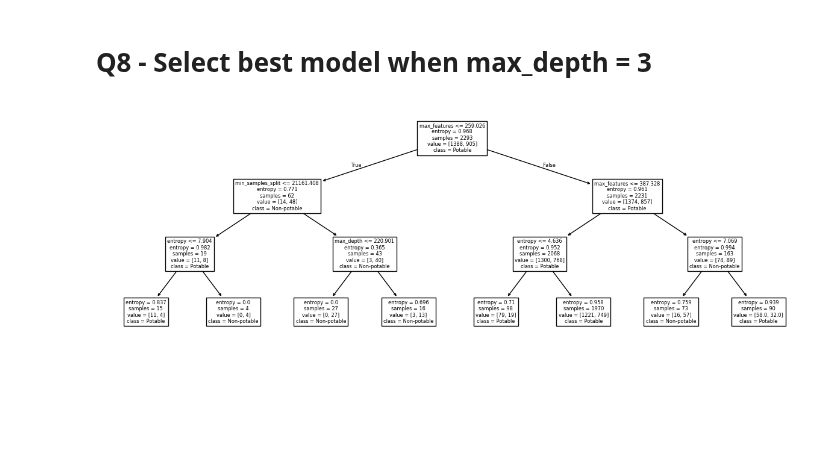
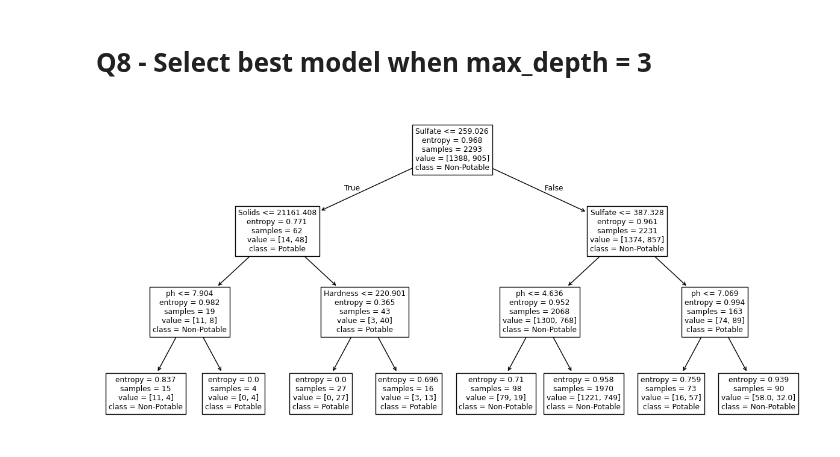
Before and after one commit to lazarosgogos/ML-exercises, a Jupyter notebook: ML_Project_2.ipynb, the cells around one changed output. Cells and saved outputs as stored; diff of their text form; code cells hidden in the pictures; blank space fills up the shorter version.

```diff
--- a/ML_Project_2.ipynb
+++ b/ML_Project_2.ipynb
@@ -189,20 +189,19 @@ grid_df
 # %%
 max_depth_3_df = grid_df[grid_df['max_depth'] == 3].reset_index()
 idx = max_depth_3_df['test_accuracy'].idxmax()
 idx = int(idx)
 row = max_depth_3_df.iloc[[idx]]
 # drop unnecessary columns
 config = row.drop(columns=['index', 'train_accuracy', 'test_accuracy'])
 config = config.to_dict(orient='list') # get a dict
 config['max_depth'] = [3] # replace 3.0 (float) with 3 (int)
 # convert {k: [v]} to {k: v}
 for k,v in config.items():
   config[k] = v[0]
 
 custom_tree = DecisionTreeClassifier(**config)
 custom_tree.fit(x_train, y_train)
-plt.figure(3, figsize=(15,5))
-feature_names = ['entropy', 'max_depth', 'min_samples_split', 'min_samples_leaf', 'max_features', 'cost_complexity_pruning']
-plot_tree(custom_tree, feature_names=feature_names, class_names=['Potable', 'Non-potable']);
+plt.figure(3, figsize=(15,7))
+plot_tree(custom_tree, feature_names=cols[:-1], class_names=['Non-Potable', 'Potable']);
 # %% [output]
-[figure, old version]
+[figure, new version]
```
Also changed, not shown: parts of 2 cells of this notebook.
